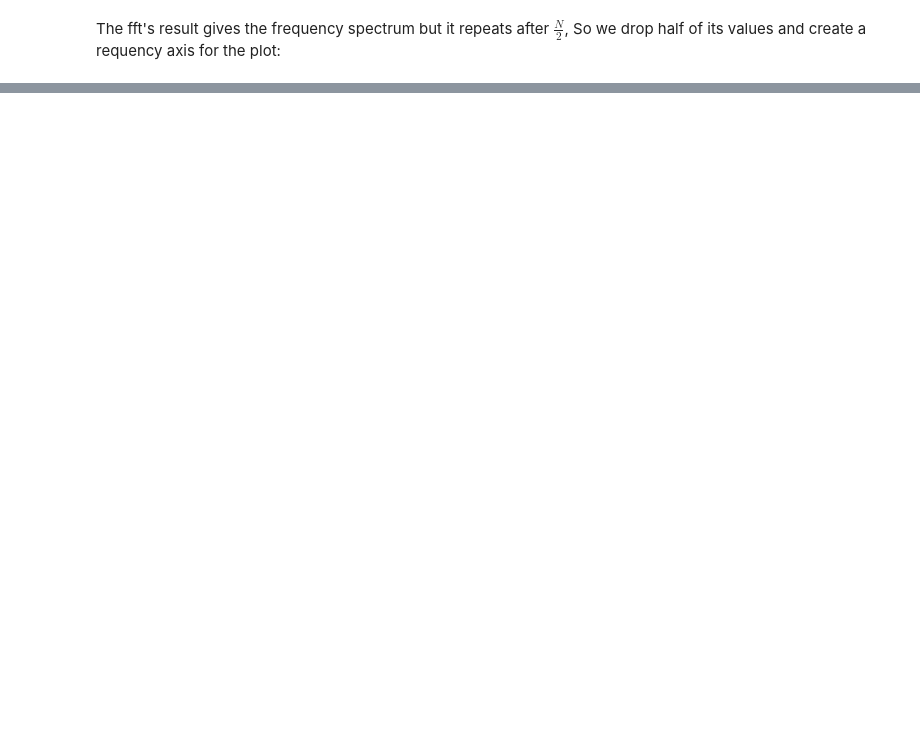
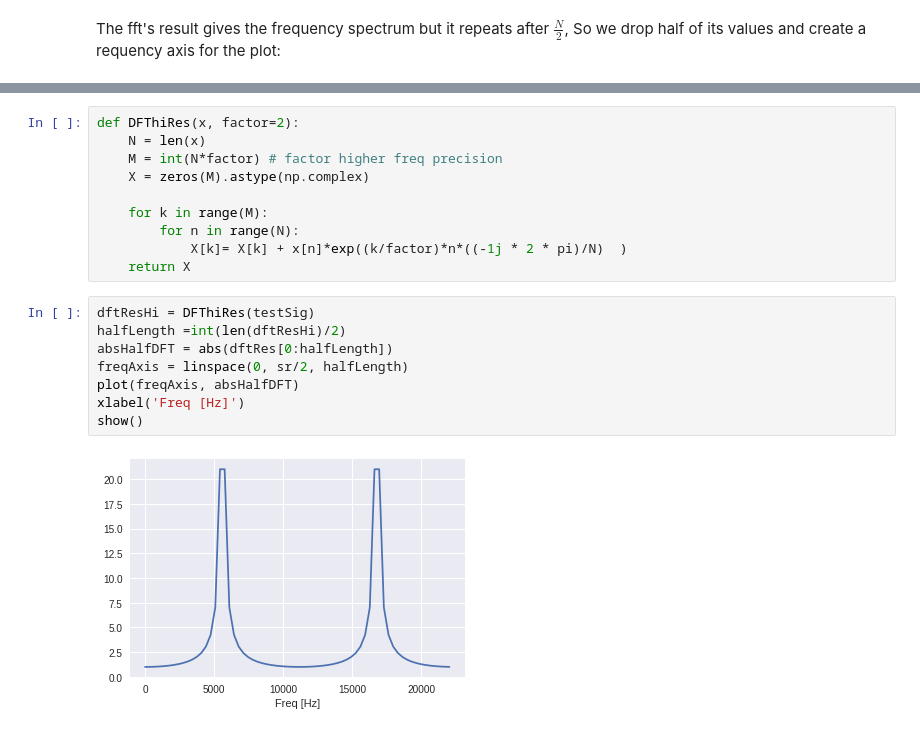
Before and after one commit to hrtlacek/dspCourse, a Jupyter notebook: notebooks/05_Fourier Transform.ipynb, the cells around one changed output, grey strips where cells are left out. Cells and saved outputs as stored; diff of their text form; blank space fills up the shorter version.

```diff
--- a/notebooks/05_Fourier Transform.ipynb
+++ b/notebooks/05_Fourier Transform.ipynb
@@ -77,0 +80,20 @@ show()
+# %%
+def DFThiRes(x, factor=2):
+    N = len(x)
+    M = int(N*factor) # factor higher freq precision
+    X = zeros(M).astype(np.complex)
+
+    for k in range(M):
+        for n in range(N):
+            X[k]= X[k] + x[n]*exp((k/factor)*n*((-1j * 2 * pi)/N)  )
+    return X
+# %%
+dftResHi = DFThiRes(testSig)
+halfLength =int(len(dftResHi)/2)
+absHalfDFT = abs(dftRes[0:halfLength])
+freqAxis = linspace(0, sr/2, halfLength)
+plot(freqAxis, absHalfDFT)
+xlabel('Freq [Hz]')
+show()
+# %% [output]
+[figure, added]
```
Also changed, not shown: parts of 9 cells of this notebook, 2 other files.
